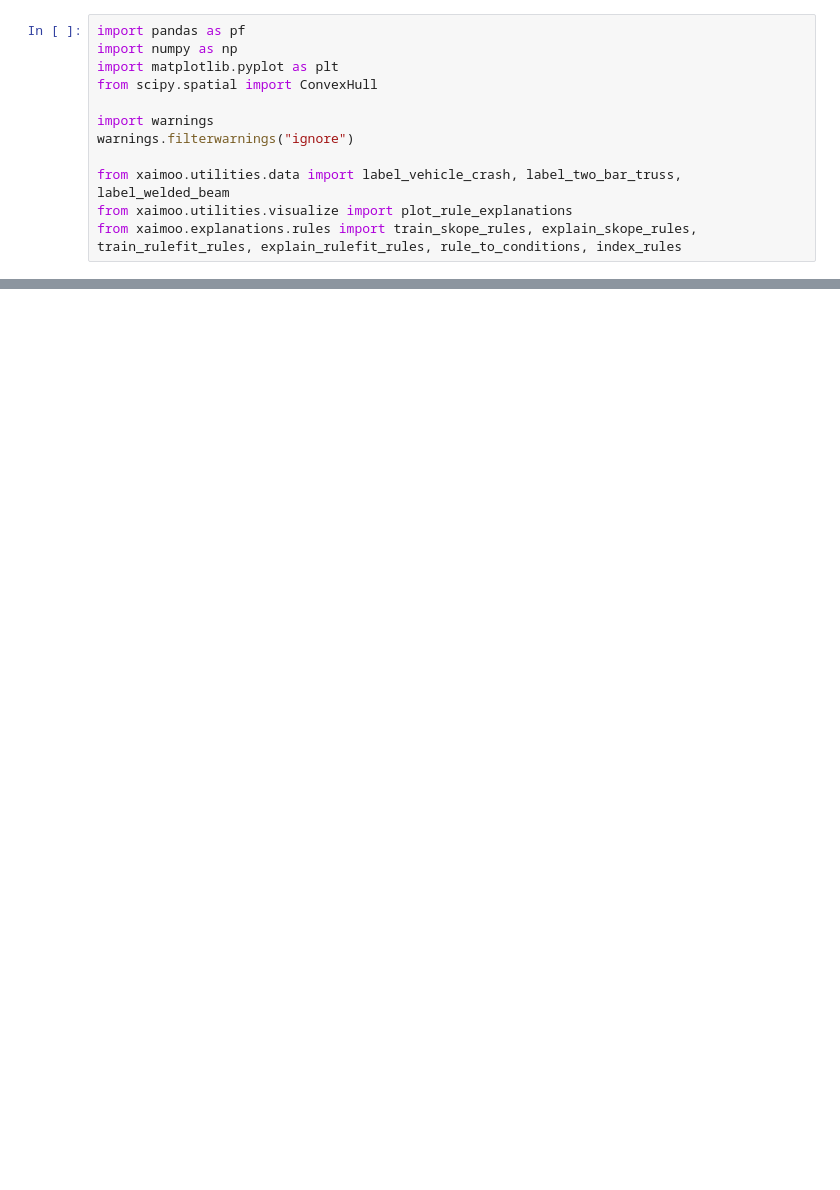
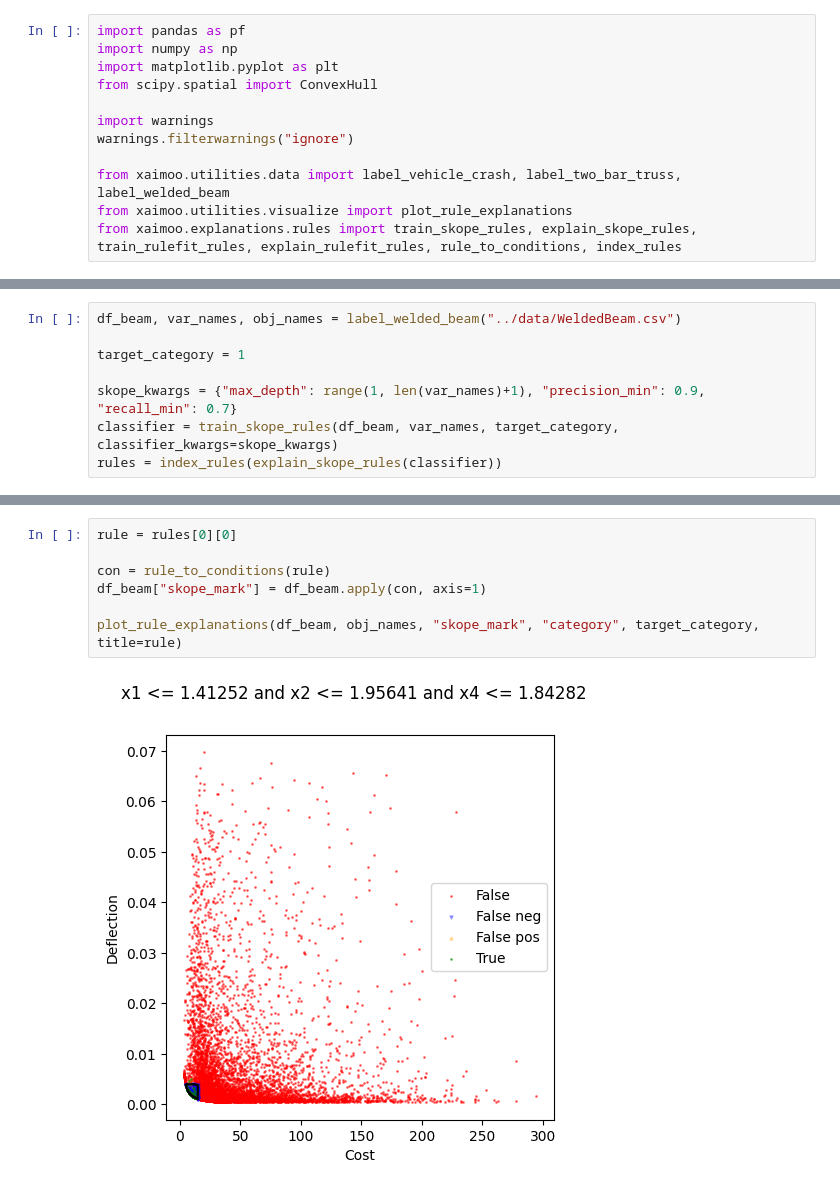
Before and after one commit to gialmisi/xaimoo-experiments, a Jupyter notebook: notebooks/Rule_showcase.ipynb, the cells around one changed output, grey strips where cells are left out. Cells and saved outputs as stored; diff of their text form; blank space fills up the shorter version.

```diff
--- a/notebooks/Rule_showcase.ipynb
+++ b/notebooks/Rule_showcase.ipynb
@@ -37,0 +135,8 @@ plot_rule_explanations(df_crash, obj_names, "skope_mark", "category", target_cat
+# %%
+df_beam, var_names, obj_names = label_welded_beam("../data/WeldedBeam.csv")
+
+target_category = 1
+
+skope_kwargs = {"max_depth": range(1, len(var_names)+1), "precision_min": 0.9, "recall_min": 0.7}
+classifier = train_skope_rules(df_beam, var_names, target_category, classifier_kwargs=skope_kwargs)
+rules = index_rules(explain_skope_rules(classifier))
@@ -37,0 +150,9 @@ plot_rule_explanations(df_crash, obj_names, "skope_mark", "category", target_cat
+# %%
+rule = rules[0][0]
+
+con = rule_to_conditions(rule)
+df_beam["skope_mark"] = df_beam.apply(con, axis=1)
+
+plot_rule_explanations(df_beam, obj_names, "skope_mark", "category", target_category, title=rule)
+# %% [output]
+[figure, added]
```
Also changed, not shown: parts of 19 cells of this notebook, 3 other files.
